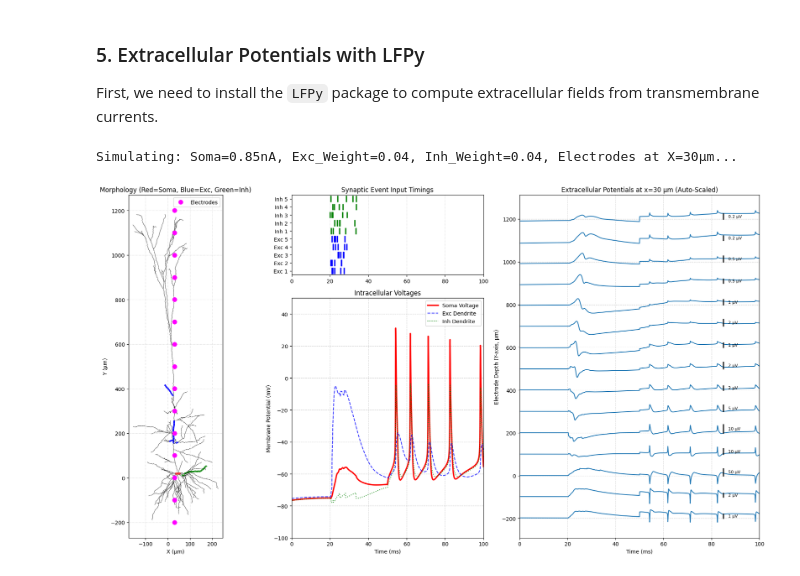
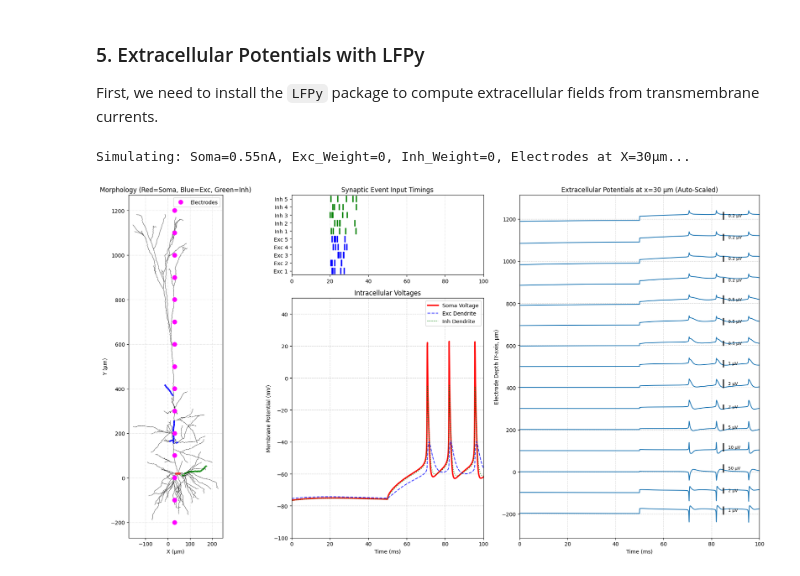
Before and after one commit to mgiugliano/ePhysSignals, a Jupyter notebook: notebooks/LFPy_with_BBP_L5PC.ipynb, the cells around one changed output. Saved outputs shown, nothing was run; the diff lists cells and outputs as text; code cells hidden in the pictures.

```diff
--- a/notebooks/LFPy_with_BBP_L5PC.ipynb
+++ b/notebooks/LFPy_with_BBP_L5PC.ipynb
@@ -135,9 +135,9 @@ import neuron
 import random
 
 # --- Interactive Parameters ---
-soma_current = 0.85 #@param {type:"slider", min:0.0, max:2.0, step:0.05}
-exc_syn_weight = 0.04 #@param {type:"slider", min:0.0, max:0.1, step:0.005}
-inh_syn_weight = 0.04 #@param {type:"slider", min:0.0, max:0.1, step:0.005}
+soma_current = 0.55 #@param {type:"slider", min:0.0, max:2.0, step:0.05}
+exc_syn_weight = 0 #@param {type:"slider", min:0.0, max:0.1, step:0.005}
+inh_syn_weight = 0 #@param {type:"slider", min:0.0, max:0.1, step:0.005}
 electrode_x_pos = 30 #@param {type:"slider", min:10, max:200, step:10}
 auto_scale_lfp = True #@param {type:"boolean"}
 
@@ -156,7 +156,10 @@ if os.path.exists(dll_path) and not hasattr(neuron.h, 'Ca_LVAst'):
 
 # Get target dendrites from global scope if they exist, otherwise pick random apical
 if 'target_dends' in globals():
-    _target_dend_names = [sec.name() for sec in target_dends]
+    try:
+        _target_dend_names = [sec.name() for sec in target_dends]
+    except ReferenceError:
+        _target_dend_names = []
 else:
     _target_dend_names = []
 
@@ -365,32 +368,32 @@ if auto_scale_lfp:
             nice_scale = 2 * 10**exponent
         else:
             nice_scale = 1 * 10**exponent
 
         bar_height = nice_scale * local_scale_factor
         ax_lfp.plot([85, 85], [y_coords[i], y_coords[i] + bar_height], 'k-', lw=2)
 
         nice_scale_str = f"{int(nice_scale)}" if nice_scale >= 1 and nice_scale.is_integer() else f"{nice_scale:.2g}"
         ax_lfp.text(87, y_coords[i] + bar_height/2, f'{nice_scale_str} µV', va='center', fontsize=8)
 
     ax_lfp.set_title(f'Extracellular Potentials at x={electrode_x_pos} µm (Auto-Scaled)')
 else:
     scaling_factor = 2.0
     for i in range(len(y_coords)):
         trace = LFP[i, :] * scaling_factor
         ax_lfp.plot(tvec, trace + y_coords[i], color='#1f77b4', lw=1.5)
 
     scale_amp = 50 # uV
     ax_lfp.plot([85, 85], [y_coords[0], y_coords[0] + scale_amp * scaling_factor], 'k-', lw=3)
     ax_lfp.text(87, y_coords[0] + (scale_amp*scaling_factor)/2, f'{scale_amp} µV', va='center')
     ax_lfp.set_title(f'Extracellular Potentials (µV) at x={electrode_x_pos} µm (Fixed Scale)')
 
 ax_lfp.set_xlabel('Time (ms)')
 ax_lfp.set_ylabel('Electrode Depth (Y-axis, µm)')
 ax_lfp.set_xlim(0, 100)
 ax_lfp.grid(True, linestyle='--', alpha=0.5)
 
 plt.tight_layout()
 plt.show()
 # %% [output]
-Simulating: Soma=0.85nA, Exc_Weight=0.04, Inh_Weight=0.04, Electrodes at X=30µm...
+Simulating: Soma=0.55nA, Exc_Weight=0, Inh_Weight=0, Electrodes at X=30µm...
-[figure, old version]
+[figure, new version]
```
Also changed, not shown: parts of 1 cell of this notebook.
